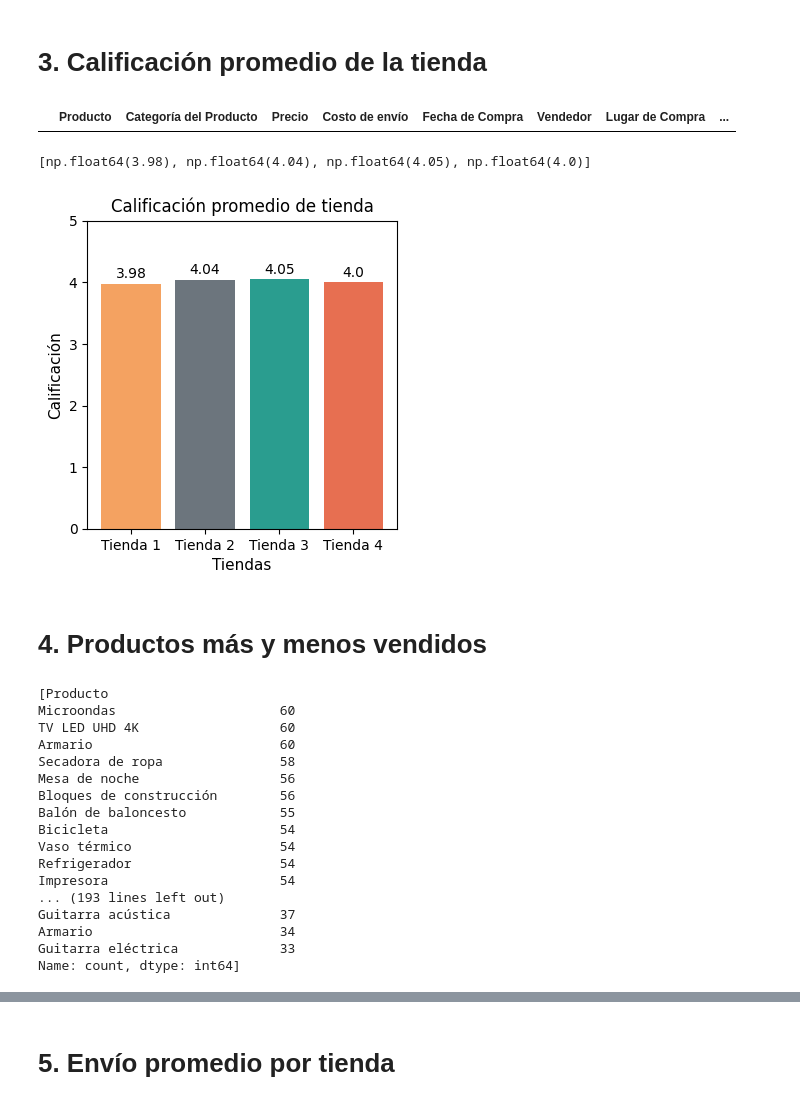
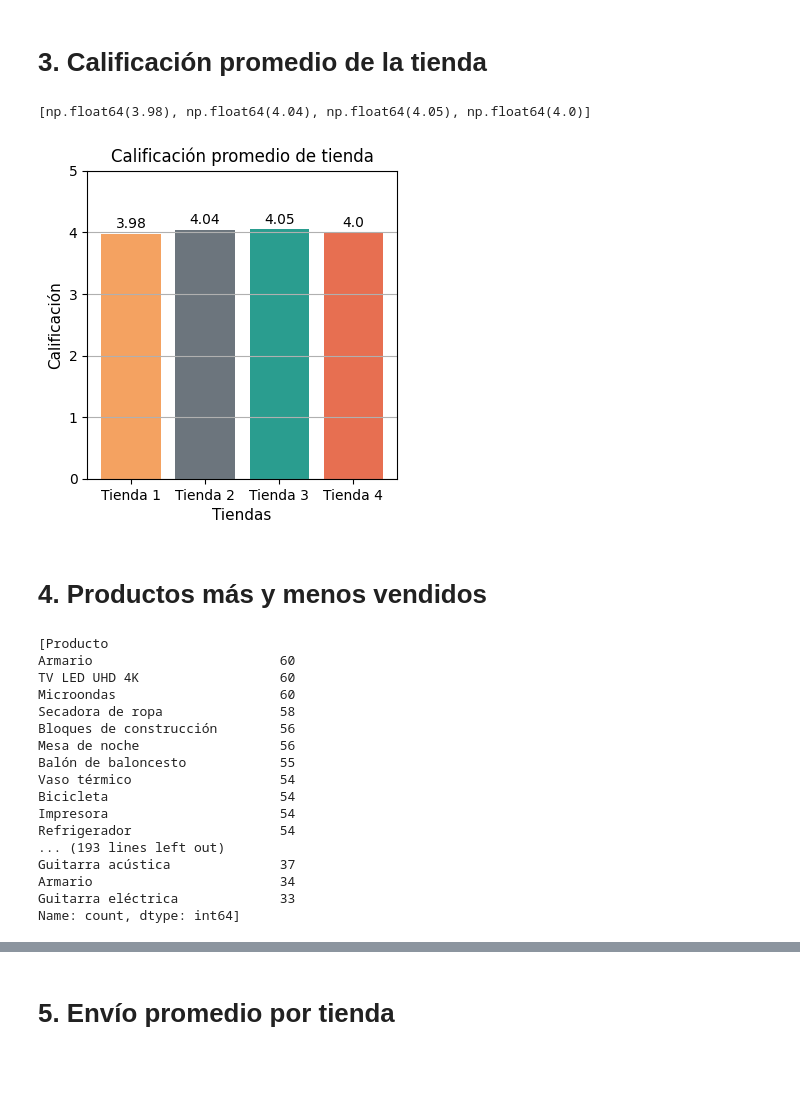
Before and after one commit to Emmanuel2000x/Desafio-Data-Science, a Jupyter notebook: AluraStoreLatam.ipynb, the cells around one changed output, grey strips where cells are left out. Saved outputs shown, nothing was run; the diff lists cells and outputs as text; code cells hidden in the pictures; blank space fills up the shorter version.

```diff
--- a/AluraStoreLatam.ipynb
+++ b/AluraStoreLatam.ipynb
@@ -51,0 +61,16 @@ ingresos_totales = [ventas1, ventas2, ventas3, ventas4]
+# %%
+#Analisis por tiempo
+tienda1['Fecha de Compra'] = pd.to_datetime(tienda1['Fecha de Compra'],format='%d/%m/%Y')
+tienda2['Fecha de Compra'] = pd.to_datetime(tienda2['Fecha de Compra'],format='%d/%m/%Y')
+tienda3['Fecha de Compra'] = pd.to_datetime(tienda3['Fecha de Compra'],format='%d/%m/%Y')
+tienda4['Fecha de Compra'] = pd.to_datetime(tienda4['Fecha de Compra'],format='%d/%m/%Y')
+
+tienda1 = tienda1.sort_values('Fecha de Compra')
+tienda2 = tienda2.sort_values('Fecha de Compra')
+tienda3 = tienda3.sort_values('Fecha de Compra')
+tienda4 = tienda4.sort_values('Fecha de Compra')
+
+tienda1['Cumulative Sales'] = tienda1['Precio'].cumsum()
+tienda2['Cumulative Sales'] = tienda2['Precio'].cumsum()
+tienda3['Cumulative Sales'] = tienda3['Precio'].cumsum()
+tienda4['Cumulative Sales'] = tienda4['Precio'].cumsum()
@@ -186,10 +229,6 @@ plt.show()
 [figure]
 # %% [markdown]
 # 3. Calificación promedio de la tienda
-# %%
-tienda3.head(0)
-# %% [output]
-|  | Producto | Categoría del Producto | Precio | Costo de envío | Fecha de Compra | Vendedor | Lugar de Compra | ... |
 # %%
 satisfaccion1 = tienda1["Calificación"].mean().round(2)
 satisfaccion2 = tienda2["Calificación"].mean().round(2)
@@ -203,19 +242,20 @@ print(valoracion_por_tienda)
 # %%
 #Create figure and axis
 fig, ax = plt.subplots(figsize=(4, 4))
 #Crean barras
 barras_calificacion = ax.bar(tiendas, valoracion_por_tienda, color = colores)
 #Se agregan etiquetas
 ax.set_title('Calificación promedio de tienda',fontsize=12)
 ax.set_xlabel('Tiendas',fontsize=11)
 ax.set_ylabel('Calificación',fontsize=11)
 ax.set_ylim(0, 5)
+ax.grid(axis='y')
 #Se agregan datos en barras
 ax.bar_label(barras_calificacion, labels=[f"{calif:,}" for calif in valoracion_por_tienda], padding=2)
 #Se muestra el grafico
 plt.show()
 # %% [output]
-[figure, old version]
+[figure, new version]
 # %% [markdown]
 # 4. Productos más y menos vendidos
 # %%
@@ -228,17 +268,17 @@ ventas_totales_producto = [ventas_por_producto1, ventas_por_producto2, ventas_po
 print(ventas_totales_producto)
 # %% [output]
 [Producto
+Armario                        60
+TV LED UHD 4K                  60
 Microondas                     60
-TV LED UHD 4K                  60
-Armario                        60
 Secadora de ropa               58
+Bloques de construcción        56
 Mesa de noche                  56
-Bloques de construcción        56
 Balón de baloncesto            55
+Vaso térmico                   54
 Bicicleta                      54
-Vaso térmico                   54
+Impresora                      54
 Refrigerador                   54
-Impresora                      54
 ... (193 lines left out)
 Guitarra acústica              37
 Armario                        34
```
Also changed, not shown: parts of 40 cells of this notebook.
